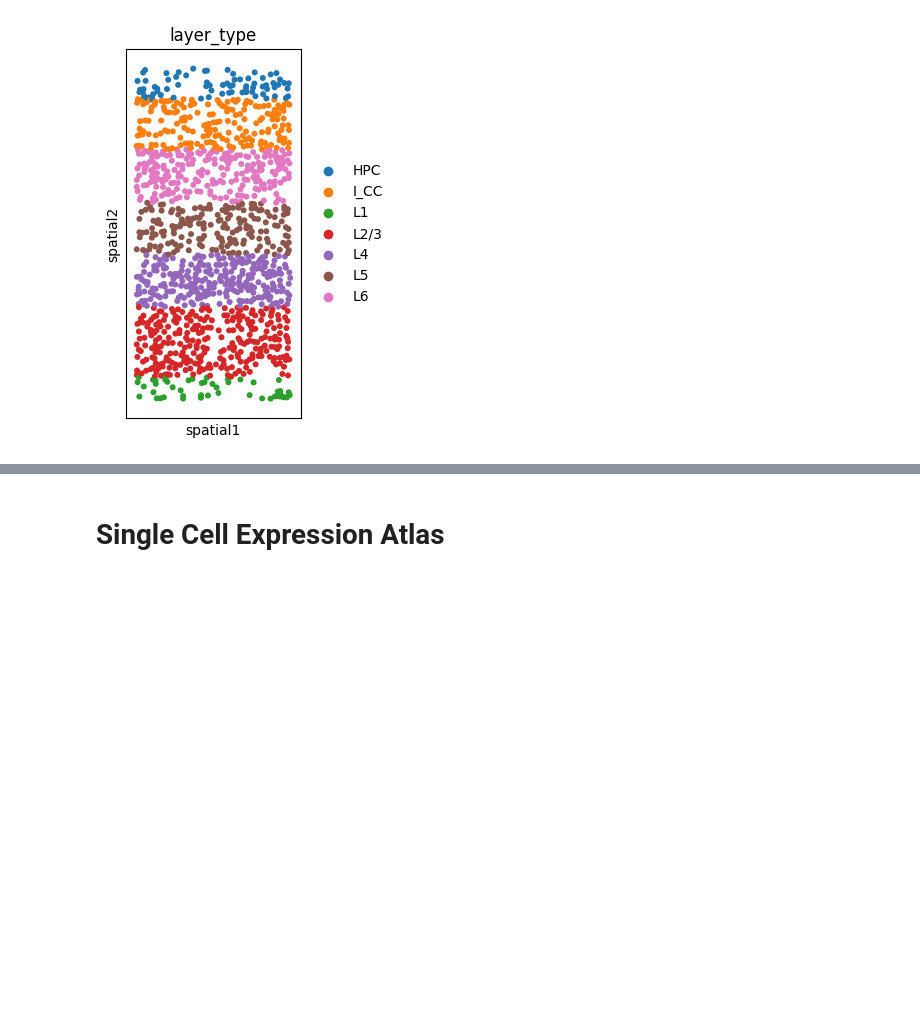
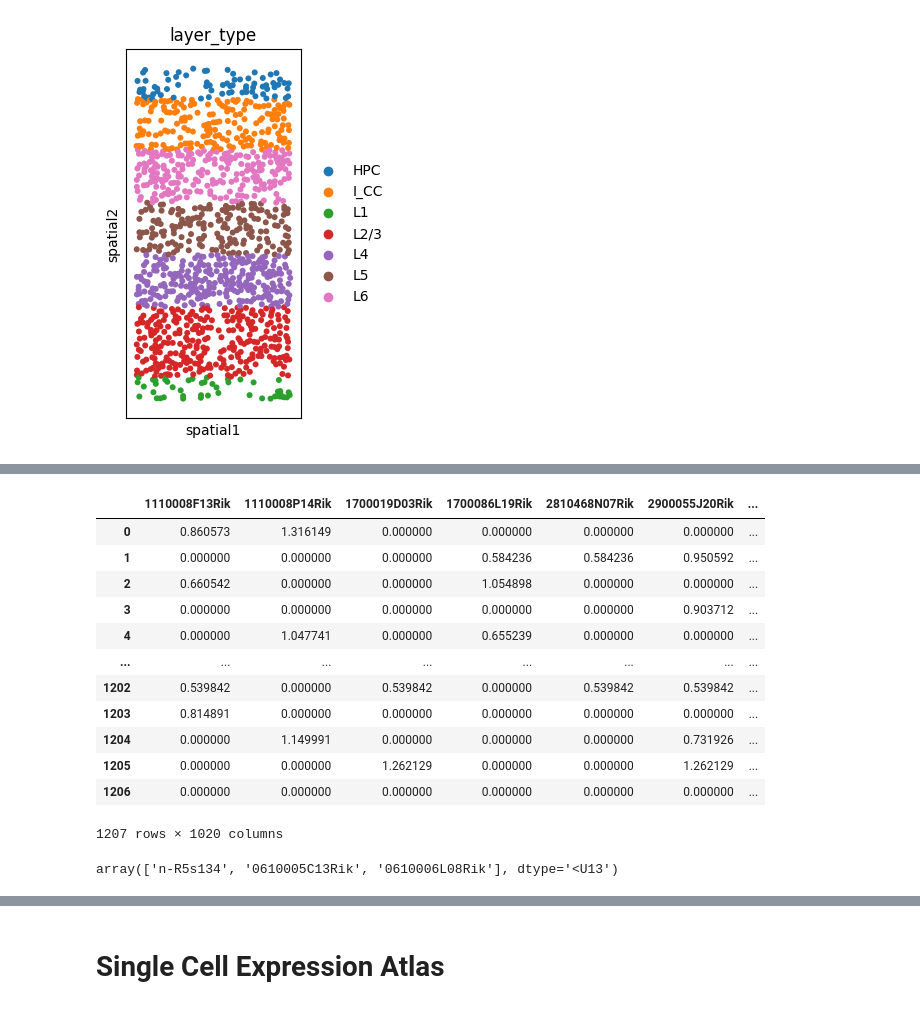
Before and after one commit to Neermita18/Spatial_gene_enhancement_bio_intern, a Jupyter notebook: scRNA+spatial_data.ipynb, the cells around one changed output, grey strips where cells are left out. Drawn from its saved outputs; the diff is of its cells as text; code cells hidden in the pictures; blank space fills up the shorter version.

```diff
--- a/scRNA+spatial_data.ipynb
+++ b/scRNA+spatial_data.ipynb
@@ -584,0 +587,16 @@ sc.pl.spatial(spatial_adata,color="layer_type",spot_size=250)
+# %%
+spatial_df
+# %% [output]
+|  | 1110008F13Rik | 1110008P14Rik | 1700019D03Rik | 1700086L19Rik | 2810468N07Rik | 2900055J20Rik | ... |
+| 0 | 0.860573 | 1.316149 | 0.000000 | 0.000000 | 0.000000 | 0.000000 | ... |
+| 1 | 0.000000 | 0.000000 | 0.000000 | 0.584236 | 0.584236 | 0.950592 | ... |
+| 2 | 0.660542 | 0.000000 | 0.000000 | 1.054898 | 0.000000 | 0.000000 | ... |
+| 3 | 0.000000 | 0.000000 | 0.000000 | 0.000000 | 0.000000 | 0.903712 | ... |
+| 4 | 0.000000 | 1.047741 | 0.000000 | 0.655239 | 0.000000 | 0.000000 | ... |
+| ... | ... | ... | ... | ... | ... | ... | ... |
+| 1202 | 0.539842 | 0.000000 | 0.539842 | 0.000000 | 0.539842 | 0.539842 | ... |
+| 1203 | 0.814891 | 0.000000 | 0.000000 | 0.000000 | 0.000000 | 0.000000 | ... |
+| 1204 | 0.000000 | 1.149991 | 0.000000 | 0.000000 | 0.000000 | 0.731926 | ... |
+| 1205 | 0.000000 | 0.000000 | 1.262129 | 0.000000 | 0.000000 | 1.262129 | ... |
+| 1206 | 0.000000 | 0.000000 | 0.000000 | 0.000000 | 0.000000 | 0.000000 | ... |
+1207 rows × 1020 columns
@@ -584,0 +605,4 @@ sc.pl.spatial(spatial_adata,color="layer_type",spot_size=250)
+# %%
+np.array(genes_to_predict)
+# %% [output]
+array(['n-R5s134', '0610005C13Rik', '0610006L08Rik'], dtype='<U13')
```
Also changed, not shown: parts of 22 cells of this notebook.
